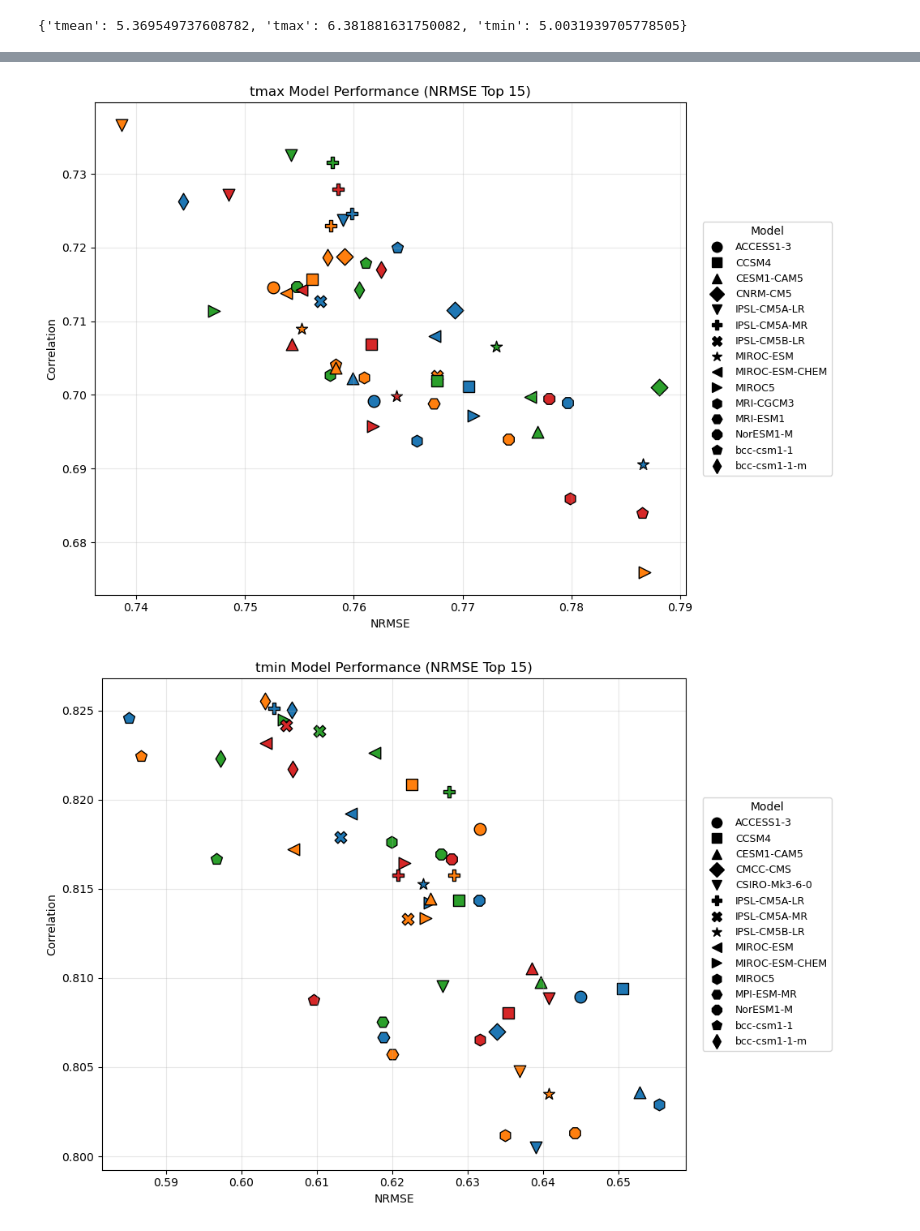
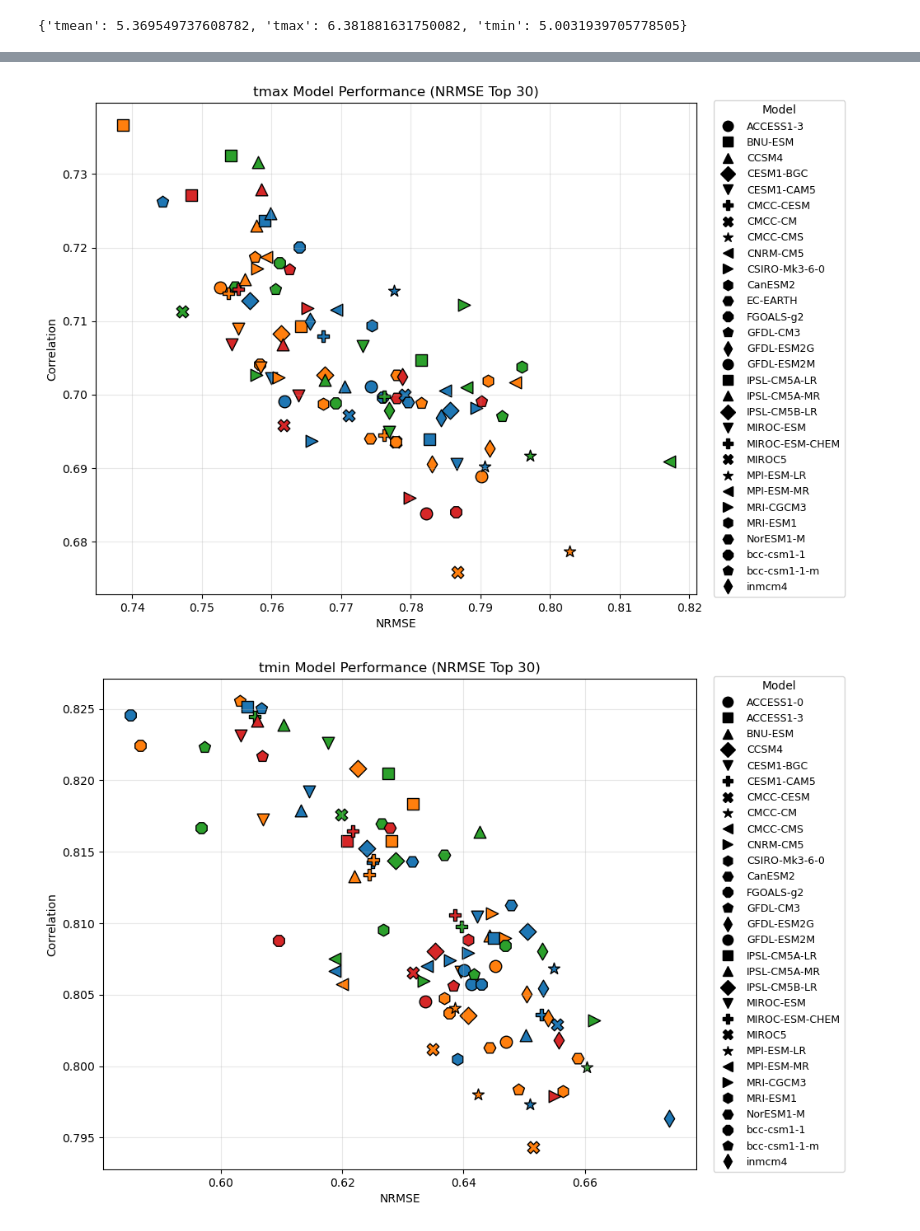
Before and after one commit to SteveChiao/Climate_project, a Jupyter notebook: 程式作業/Daxue＿village/code/0415his對比.ipynb, the cells around one changed output, grey strips where cells are left out. Drawn from its saved outputs; the diff is of its cells as text; code cells hidden in the pictures.

```diff
--- a/程式作業/Daxue＿village/code/0415his對比.ipynb
+++ b/程式作業/Daxue＿village/code/0415his對比.ipynb
@@ -1463,7 +1463,7 @@ def plot_top_models_nrmse(result_df, variable, top_n=15):
     plt.savefig(outpath, dpi=300, bbox_inches="tight")
     plt.show()
 # %%
-plot_top_models_nrmse(result_df, "tmean", 15)
-plot_top_models_nrmse(result_df, "tmax",15)
-plot_top_models_nrmse(result_df, "tmin",15)
+plot_top_models_nrmse(result_df, "tmean", 30)
+plot_top_models_nrmse(result_df, "tmax",30)
+plot_top_models_nrmse(result_df, "tmin",30)
 # %% [output]
@@ -1471,2 +1471,2 @@ plot_top_models_nrmse(result_df, "tmin",15)
-[figure, old version]
+[figure, new version]
-[figure, old version]
+[figure, new version]
```
Also changed, not shown: parts of 5 cells of this notebook, 15 other files.
